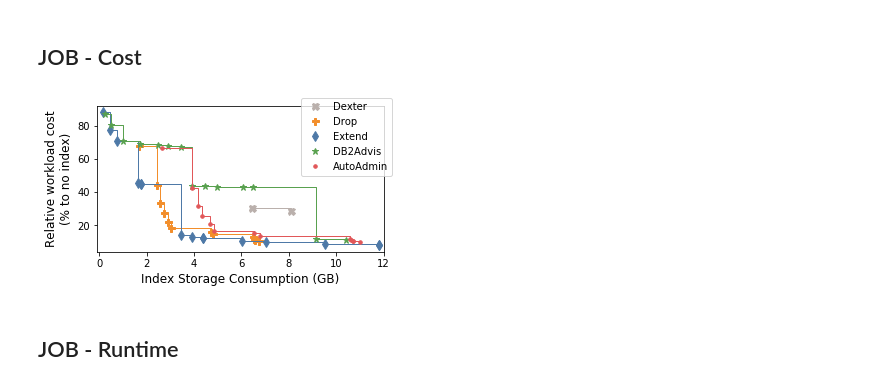
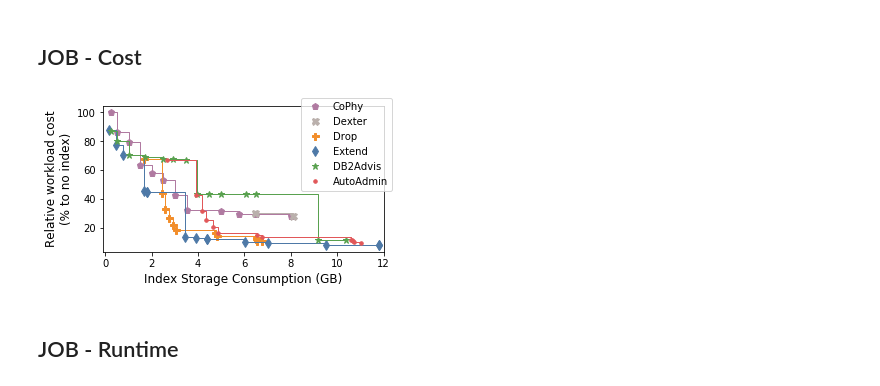
Before and after one commit to hyrise/index_selection_evaluation, a Jupyter notebook: benchmark_results/notebooks/Graphs.ipynb, the cells around one changed output. Cells and saved outputs as stored; diff of their text form; code cells hidden in the pictures.

Commit message:
Add new cophy solutions

```diff
--- a/benchmark_results/notebooks/Graphs.ipynb
+++ b/benchmark_results/notebooks/Graphs.ipynb
@@ -429,12 +432,13 @@ SCALE_FACTOR = None
 QUERIES = range(0, 113)
 XLIM = 12
 # %%
-draw_cost_graph()
+# draw_cost_graph()
 # new cophy
-cophy_memory_consumptions_mb = [250.0, 500.0, 1000.0, 1500.0, 2000.0, 2500.0, 3000.0, 3500.0, 5000.0, 5750.0, 6500.0, 8000.0]
-# [86768822.8, 75079495.33, 69086234.95, 54977085.42, 50687539.75, 46159506.78, 37484609.32, 28011167.16, 27618166.14, 25963809.01, 25943071.1, 24859616.99, 24763974.91]
+cophy_memory_consumptions_mb = [250,500,1000,1500,2000,2500,3000,3500,5000,5750,6500,8000]
+cophy_costs = [86768822.8, 75079495.33, 69086234.95, 54977085.42, 50687539.75, 46159506.78, 37484609.32, 28011167.16, 27618166.14, 25963809.01, 25943071.1, 24859616.99, 24763974.91]
+draw_cost_graph(cophy_costs, cophy_memory_consumptions_mb)
 # %% [output]
-[figure, old version]
+[figure, new version]
 # %% [markdown]
 ## JOB - Runtime
 # %%
```
Also changed, not shown: parts of 2 cells of this notebook.
